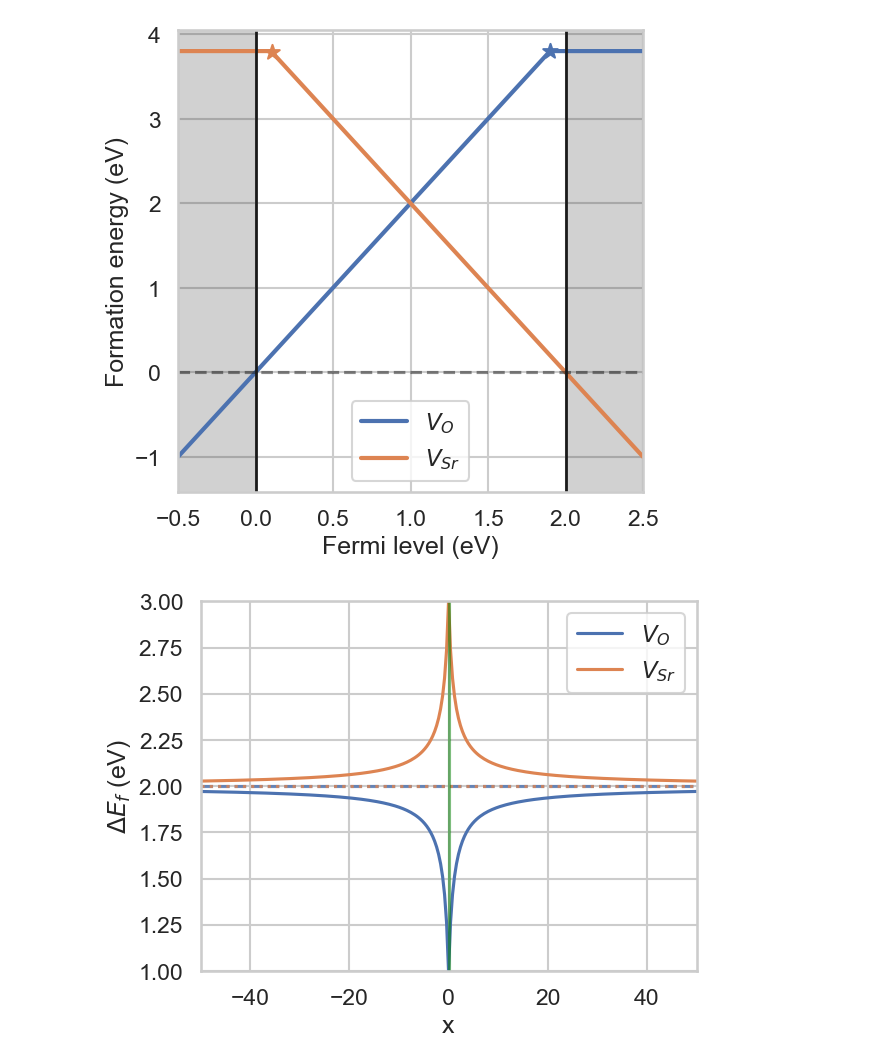
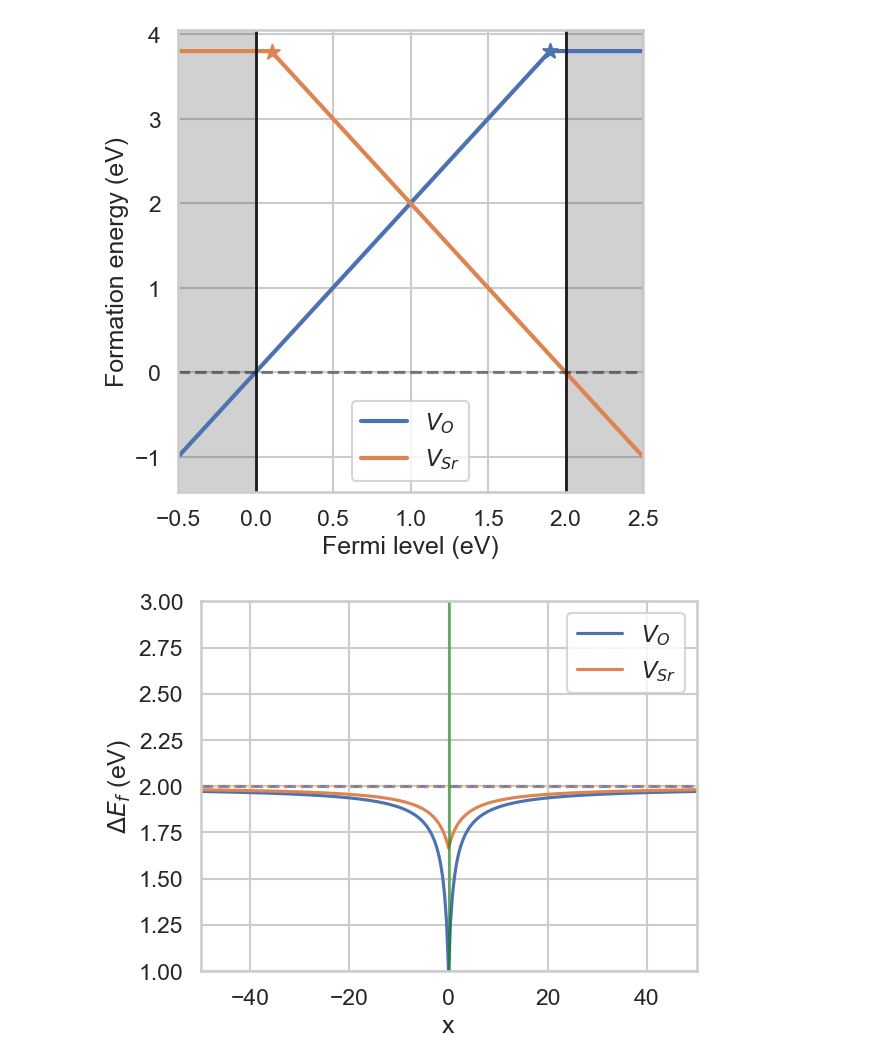
Before and after one commit to lorenzo-villa-hub/defermi, a Jupyter notebook: tutorials/interfaces.ipynb, the cells around one changed output. Drawn from its saved outputs; the diff is of its cells as text; code cells hidden in the pictures.

```diff
--- a/tutorials/interfaces.ipynb
+++ b/tutorials/interfaces.ipynb
@@ -70,15 +70,7 @@ def formation_energy_interface_Vac_O(
                         temperature=0,
                         x=None):
 
-    formation_energy = (entry.energy_diff + entry.charge*(vbm+fermi_level) +
-                    sum([ entry.corrections[correction_type]  for correction_type in entry.corrections ])
-                    )
-
-    if chemical_potentials:
-        chempot_correction = -1 * sum([entry.delta_atoms[el]*chemical_potentials[el] for el in entry.delta_atoms])
-    else:
-        chempot_correction = 0
-    formation_energy += chempot_correction
+    formation_energy = entry._default_formation_energy(vbm=vbm,chemical_potentials=chemical_potentials,fermi_level=fermi_level)
 
     if x is not None:
         const = 1
@@ -97,21 +89,13 @@ def formation_energy_interface_Vac_Sr(
                         temperature=0,
                         x=None):
 
-    formation_energy = (entry.energy_diff + entry.charge*(vbm+fermi_level) +
-                    sum([ entry.corrections[correction_type]  for correction_type in entry.corrections ])
-                    )
-
-    if chemical_potentials:
-        chempot_correction = -1 * sum([entry.delta_atoms[el]*chemical_potentials[el] for el in entry.delta_atoms])
-    else:
-        chempot_correction = 0
-    formation_energy += chempot_correction
+    formation_energy = entry._default_formation_energy(vbm=vbm,chemical_potentials=chemical_potentials,fermi_level=fermi_level)
 
     if x is not None:
-        const = 1
-        K = 1.1
+        const = 3
+        K = 1
         shift = -(abs(x) + const)**(-1/K)
-        formation_energy -= shift
+        formation_energy += shift
 
     return formation_energy
 #########
@@ -121,34 +105,34 @@ def formation_energy_interface_Vac_Sr(
 
 
 import numpy as np
 import matplotlib.pyplot as plt
 
 X = np.linspace(-200,200,1001)
 
 entry_Vac_O = da[1]
 entry_Vac_Sr = da[2]
 eform_Vac_O_bulk = entry_Vac_O.formation_energy(fermi_level=1,chemical_potentials=chempots)
 eform_Vac_Sr_bulk = entry_Vac_Sr.formation_energy(fermi_level=1,chemical_potentials=chempots)
 
 eform_Vac_O = [formation_energy_interface_Vac_O(entry,fermi_level=1,chemical_potentials=chempots,x=x) for x in X]
 eform_Vac_Sr = [formation_energy_interface_Vac_Sr(entry,fermi_level=1,chemical_potentials=chempots,x=x) for x in X]
 
 plt.plot(X,eform_Vac_O,label='$V_O$')
 plt.plot(X,eform_Vac_Sr,label='$V_{Sr}$')
 
 plt.axhline(y=eform_Vac_O_bulk,ls='--',color='C0',alpha=0.8)
 plt.axhline(y=eform_Vac_Sr_bulk,ls=':',color='C1',alpha=0.8)
 
 plt.axhline(y=eform_bulk,ls='--',color='grey')
 plt.axvline(x=0,color='green',alpha=0.5)
 plt.xlabel('x')
 plt.ylabel('$\\Delta E_f$ (eV)')
 plt.yscale('linear')
 plt.ylim(1,3)
 plt.xlim(-50,50)
 plt.legend();
 # %% [output]
-[figure, old version]
+[figure, new version]
 # %%
 da.set_formation_energy_functions(function=formation_energy_interface_Vac_O,name='Vac_O',charge=2)
 da.set_formation_energy_functions(function=formation_energy_interface_Vac_Sr,name='Vac_Sr',charge=-2)
```
Also changed, not shown: parts of 2 cells of this notebook, 7 other files.
